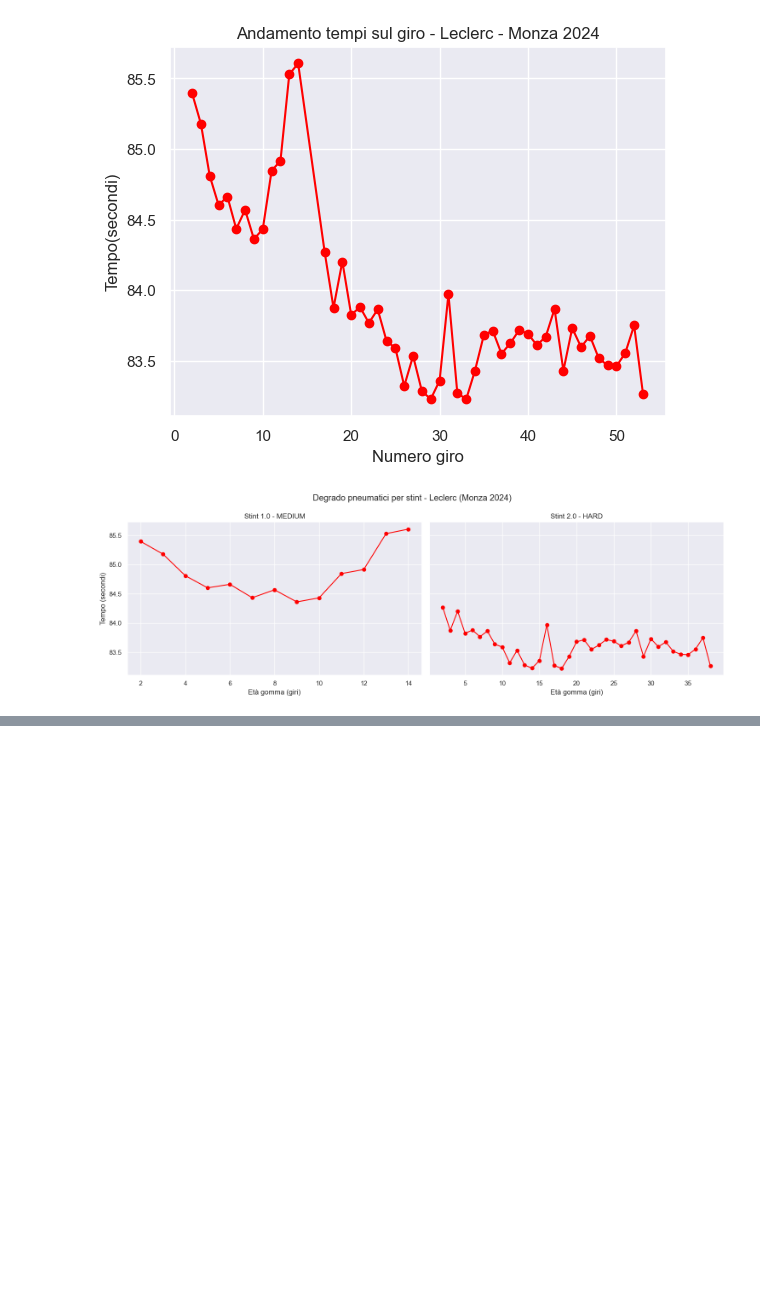
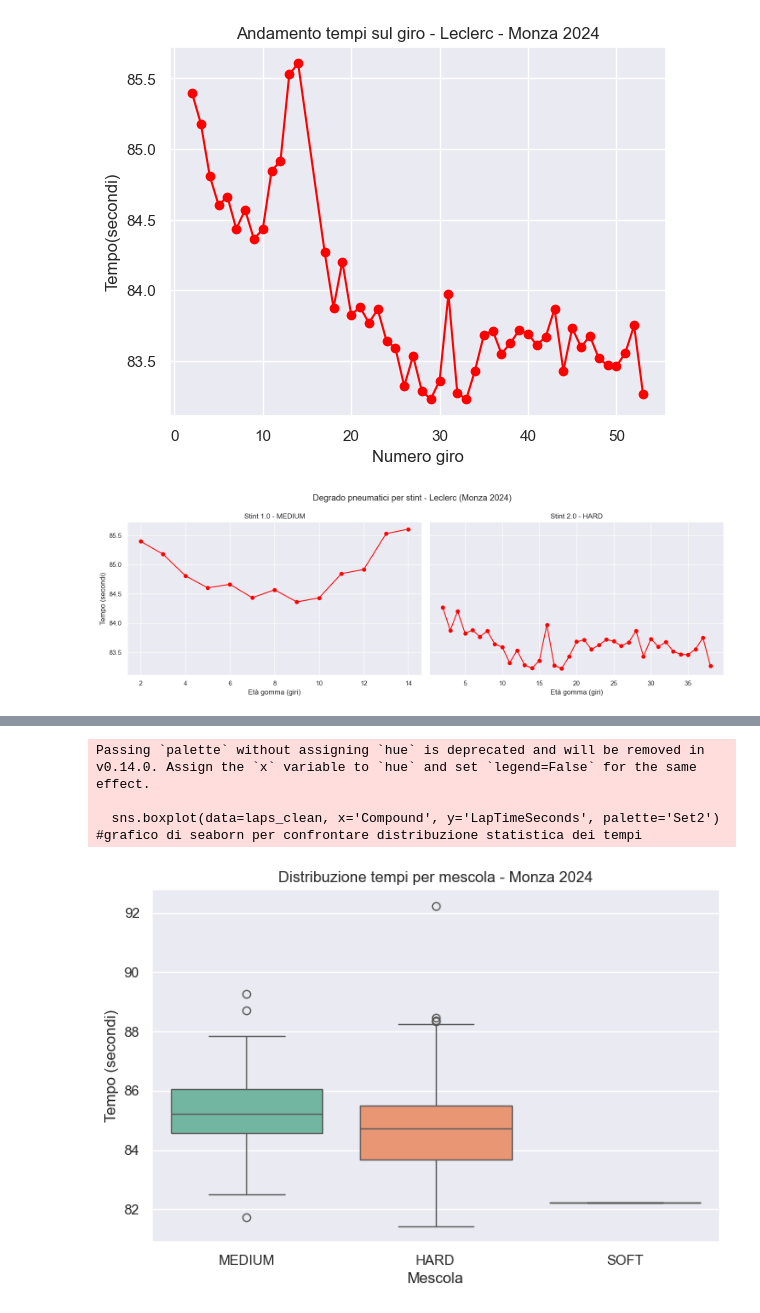
Before and after one commit to MatteoMozzana/Progetto, a Jupyter notebook: notebooks/1.EDA.ipynb, the cells around one changed output, grey strips where cells are left out. Drawn from its saved outputs; the diff is of its cells as text; code cells hidden in the pictures; blank space fills up the shorter version.

```diff
--- a/notebooks/1.EDA.ipynb
+++ b/notebooks/1.EDA.ipynb
@@ -110,0 +133,17 @@ plt.show()
+# %%
+#Analizzo la DISTRIBUZIONE DEI TEMPI PER MESCOLA
+
+laps_clean = laps_clean.copy()
+laps_clean['LapTimeSeconds'] = laps_clean['LapTime'].dt.total_seconds() #questa volta converto i laptime in secondi di tutti(laps_clean), non solo di leclerc come fatto prima.
+
+plt.figure(figsize=(8, 5))
+sns.boxplot(data=laps_clean, x='Compound', y='LapTimeSeconds', palette='Set2') #grafico di seaborn per confrontare distribuzione statistica dei tempi
+plt.title('Distribuzione tempi per mescola - Monza 2024')
+plt.xlabel('Mescola')
+plt.ylabel('Tempo (secondi)')
+plt.show()
+# %% [output]
+Passing `palette` without assigning `hue` is deprecated and will be removed in v0.14.0. Assign the `x` variable to `hue` and set `legend=False` for the same effect.
+
+  sns.boxplot(data=laps_clean, x='Compound', y='LapTimeSeconds', palette='Set2') #grafico di seaborn per confrontare distribuzione statistica dei tempi
+[figure, added]
```
Also changed, not shown: parts of 2 cells of this notebook.
